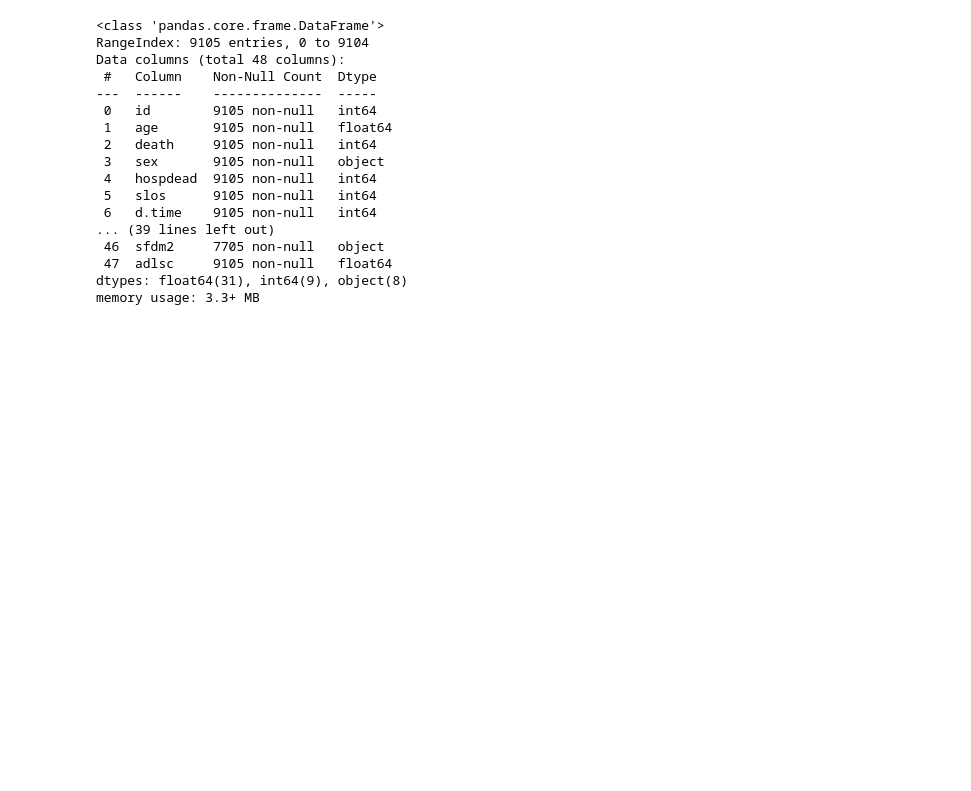
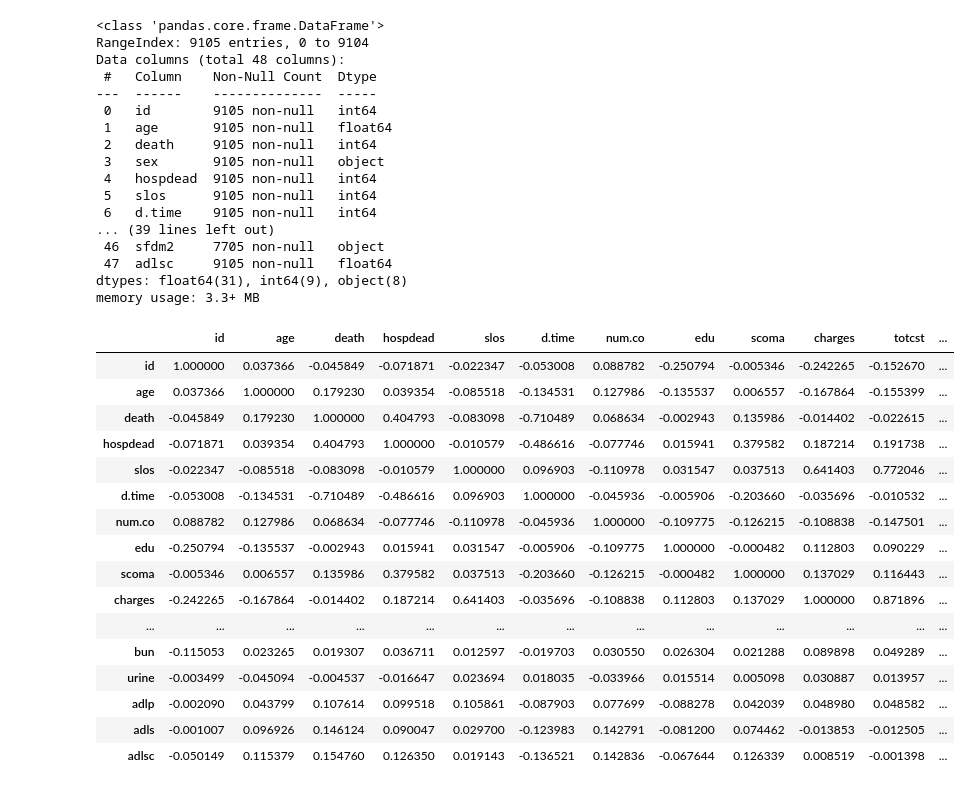
Before and after one commit to Gufeng-2002/5420_Final_Project, a Jupyter notebook: src/DataProcessing.ipynb, the cells around one changed output. Drawn from its saved outputs; the diff is of its cells as text; code cells hidden in the pictures; blank space fills up the shorter version.

```diff
--- a/src/DataProcessing.ipynb
+++ b/src/DataProcessing.ipynb
@@ -26,3 +26,46 @@ Data columns (total 48 columns):
  47  adlsc     9105 non-null   float64
 dtypes: float64(31), int64(9), object(8)
 memory usage: 3.3+ MB
+# %%
+# check the correlation coefficients among the numerical variables
+raw_corr_matrix = data.select_dtypes(include="number").corr()
+
+# Define a function to style cells
+def highlight_threshold(val, threshold = None):
+    """
+    Highlight values above a threshold in red.
+    """
+    if abs(val) > 0.9:
+        color = 'background-color: red'
+    elif abs(val) > 0.8:
+        color = 'background-color: orange'
+    elif abs(val) > 0.7:
+        color = 'background-color: yellow'
+    elif abs(val) > 0.5:
+        color = 'background-color: green'
+    else:
+        color = ""
+    return color
+
+# Apply the style to the correlation matrix and show
+raw_corr_matrix.style.applymap(
+    lambda val: highlight_threshold(val)
+)
+# %% [output]
+|  | id | age | death | hospdead | slos | d.time | num.co | edu | scoma | charges | totcst | ... |
+| id | 1.000000 | 0.037366 | -0.045849 | -0.071871 | -0.022347 | -0.053008 | 0.088782 | -0.250794 | -0.005346 | -0.242265 | -0.152670 | ... |
+| age | 0.037366 | 1.000000 | 0.179230 | 0.039354 | -0.085518 | -0.134531 | 0.127986 | -0.135537 | 0.006557 | -0.167864 | -0.155399 | ... |
+| death | -0.045849 | 0.179230 | 1.000000 | 0.404793 | -0.083098 | -0.710489 | 0.068634 | -0.002943 | 0.135986 | -0.014402 | -0.022615 | ... |
+| hospdead | -0.071871 | 0.039354 | 0.404793 | 1.000000 | -0.010579 | -0.486616 | -0.077746 | 0.015941 | 0.379582 | 0.187214 | 0.191738 | ... |
+| slos | -0.022347 | -0.085518 | -0.083098 | -0.010579 | 1.000000 | 0.096903 | -0.110978 | 0.031547 | 0.037513 | 0.641403 | 0.772046 | ... |
+| d.time | -0.053008 | -0.134531 | -0.710489 | -0.486616 | 0.096903 | 1.000000 | -0.045936 | -0.005906 | -0.203660 | -0.035696 | -0.010532 | ... |
+| num.co | 0.088782 | 0.127986 | 0.068634 | -0.077746 | -0.110978 | -0.045936 | 1.000000 | -0.109775 | -0.126215 | -0.108838 | -0.147501 | ... |
+| edu | -0.250794 | -0.135537 | -0.002943 | 0.015941 | 0.031547 | -0.005906 | -0.109775 | 1.000000 | -0.000482 | 0.112803 | 0.090229 | ... |
+| scoma | -0.005346 | 0.006557 | 0.135986 | 0.379582 | 0.037513 | -0.203660 | -0.126215 | -0.000482 | 1.000000 | 0.137029 | 0.116443 | ... |
+| charges | -0.242265 | -0.167864 | -0.014402 | 0.187214 | 0.641403 | -0.035696 | -0.108838 | 0.112803 | 0.137029 | 1.000000 | 0.871896 | ... |
+| ... | ... | ... | ... | ... | ... | ... | ... | ... | ... | ... | ... | ... |
+| bun | -0.115053 | 0.023265 | 0.019307 | 0.036711 | 0.012597 | -0.019703 | 0.030550 | 0.026304 | 0.021288 | 0.089898 | 0.049289 | ... |
+| urine | -0.003499 | -0.045094 | -0.004537 | -0.016647 | 0.023694 | 0.018035 | -0.033966 | 0.015514 | 0.005098 | 0.030887 | 0.013957 | ... |
+| adlp | -0.002090 | 0.043799 | 0.107614 | 0.099518 | 0.105861 | -0.087903 | 0.077699 | -0.088278 | 0.042039 | 0.048980 | 0.048582 | ... |
+| adls | -0.001007 | 0.096926 | 0.146124 | 0.090047 | 0.029700 | -0.123983 | 0.142791 | -0.081200 | 0.074462 | -0.013853 | -0.012505 | ... |
+| adlsc | -0.050149 | 0.115379 | 0.154760 | 0.126350 | 0.019143 | -0.136521 | 0.142836 | -0.067644 | 0.126339 | 0.008519 | -0.001398 | ... |
```
Also changed, not shown: parts of 1 cell of this notebook.
